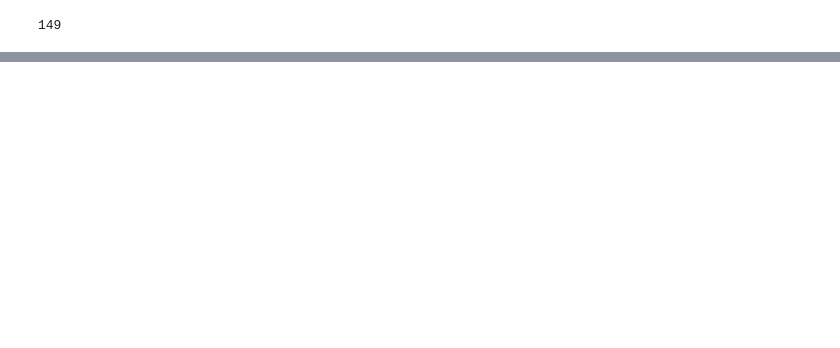
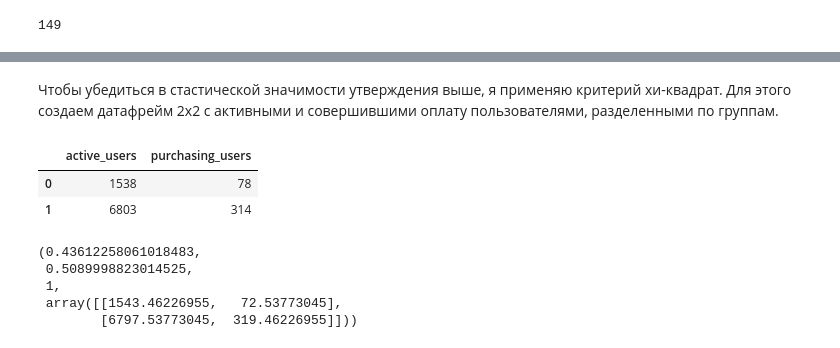
Before and after one commit to mulyug/final-project-karpov-courses, a Jupyter notebook: task_1.ipynb, the cells around one changed output, grey strips where cells are left out. Cells and saved outputs as stored; diff of their text form; code cells hidden in the pictures; blank space fills up the shorter version.

```diff
--- a/task_1.ipynb
+++ b/task_1.ipynb
@@ -99,8 +96,9 @@ active_users[active_users.grp == 'A'].id.count()
 # %% [output]
 1538
 # %%
-# Количество пользователей целевой группы
+# Количество пользователей целевой группы, которые зашли на платформу в дни проведения эксперимента
 
-active_users[active_users.grp == 'B'].id.count()
+active_users_target = active_users[active_users.grp == 'B'].id.count()
+active_users_target
 # %% [output]
 6803
@@ -174,0 +135,5 @@ purchasing_users
+# %%
+# Количество пользователей контрольной группы, которые совершили оплату в дни проведения эксперимента
+
+purchasing_users_control = purchasing_users[purchasing_users.grp == 'A'].id.count()
+purchasing_users_control
@@ -174,0 +142,5 @@ purchasing_users
+# %%
+# Количество пользователей целевой группы, которые совершили оплату в дни проведения эксперимента
+
+purchasing_users_target = purchasing_users[purchasing_users.grp == 'B'].id.count()
+purchasing_users_target
@@ -174,0 +168,23 @@ purchasing_users
+# %% [markdown]
+Чтобы убедиться в стастической значимости утверждения выше, я применяю критерий хи-квадрат. Для этого создаем датафрейм 2х2 с активными и совершившими оплату пользователями, разделенными по группам.
+# %%
+active_purchasing_dictionary = {'active_users': [active_users_control, active_users_target], 'purchasing_users': [purchasing_users_control, purchasing_users_target]}
+# %%
+# Где под индексом 0 - контрольная группа, под индексом 1 - целевая
+
+active_purchasing_crosstab = pd.DataFrame(active_purchasing_dictionary)
+active_purchasing_crosstab
+# %% [output]
+|  | active_users | purchasing_users |
+| 0 | 1538 | 78 |
+| 1 | 6803 | 314 |
+# %%
+# Применяю критерий хи-квадрат
+
+ss.chi2_contingency(active_purchasing_crosstab)
+# %% [output]
+(0.43612258061018483,
+ 0.5089998823014525,
+ 1,
+ array([[1543.46226955,   72.53773045],
+        [6797.53773045,  319.46226955]]))
```
Also changed, not shown: parts of 46 cells of this notebook.
